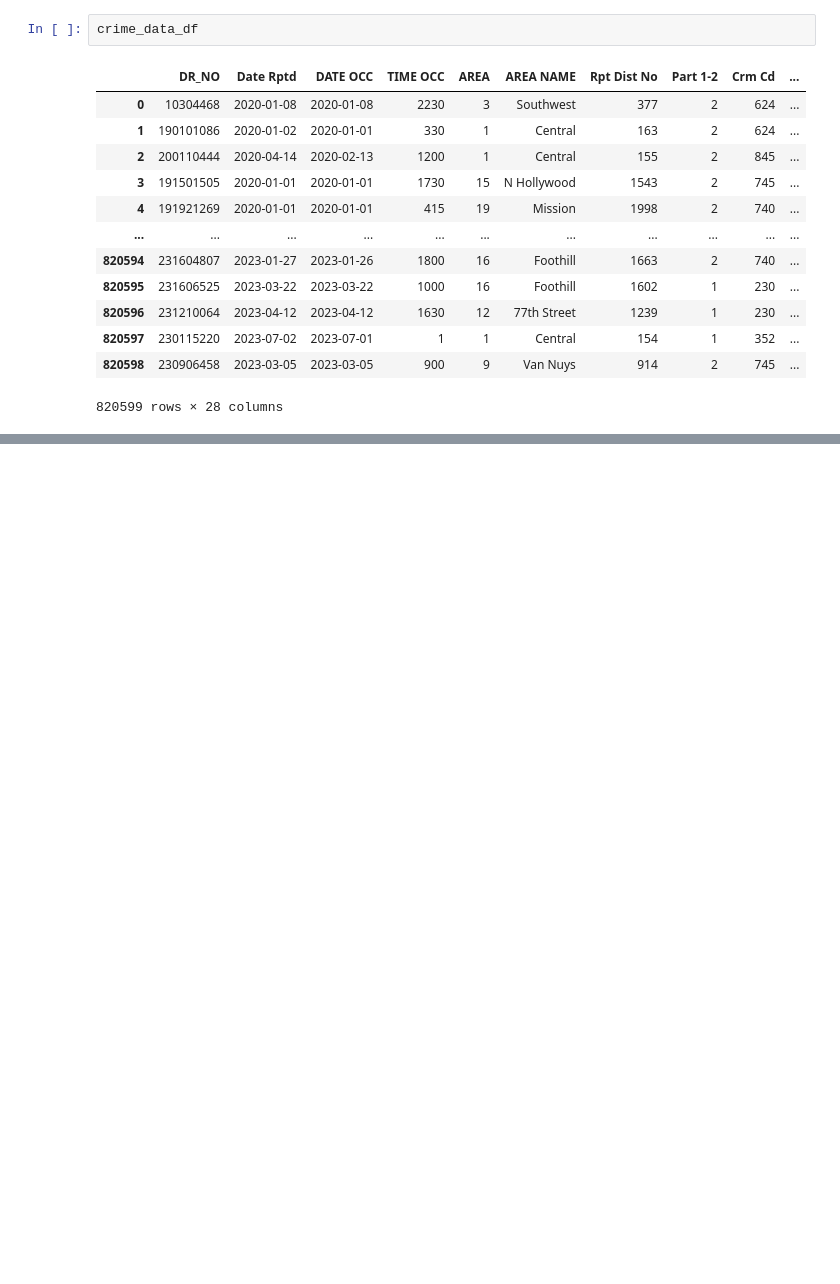
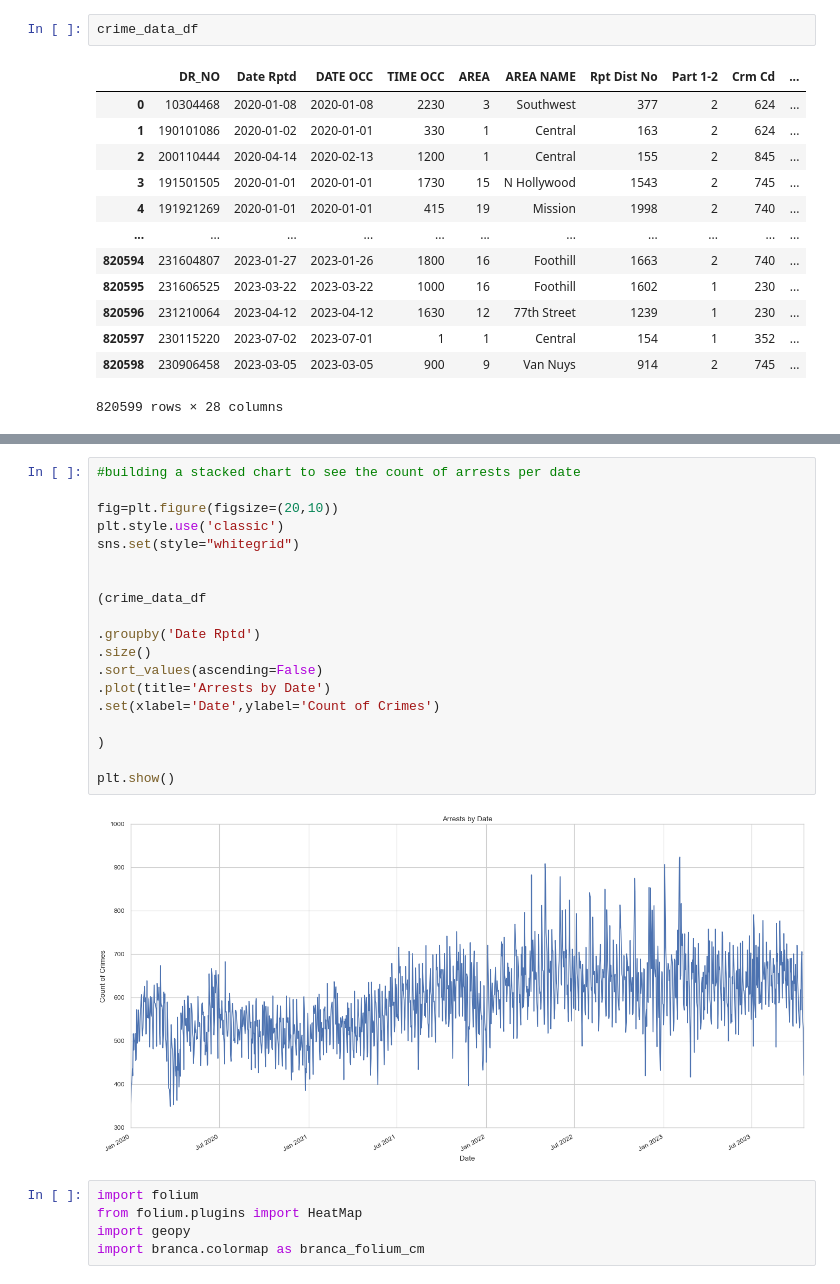
Before and after one commit to VladimirShpilkin/Python-Projects, a Jupyter notebook: LA_Crime/la_crime_data_analysis.ipynb, the cells around one changed output, grey strips where cells are left out. Cells and saved outputs as stored; diff of their text form; blank space fills up the shorter version.

```diff
--- a/LA_Crime/la_crime_data_analysis.ipynb
+++ b/LA_Crime/la_crime_data_analysis.ipynb
@@ -468,0 +493,26 @@ Name: Crime Type, dtype: object
+# %%
+#building a stacked chart to see the count of arrests per date
+
+fig=plt.figure(figsize=(20,10))
+plt.style.use('classic')
+sns.set(style="whitegrid")
+
+
+(crime_data_df
+
+.groupby('Date Rptd')
+.size()
+.sort_values(ascending=False)
+.plot(title='Arrests by Date')
+.set(xlabel='Date',ylabel='Count of Crimes')
+
+)
+
+plt.show()
+# %% [output]
+[figure, added]
+# %%
+import folium
+from folium.plugins import HeatMap
+import geopy
+import branca.colormap as branca_folium_cm
```
Also changed, not shown: parts of 7 cells of this notebook.
